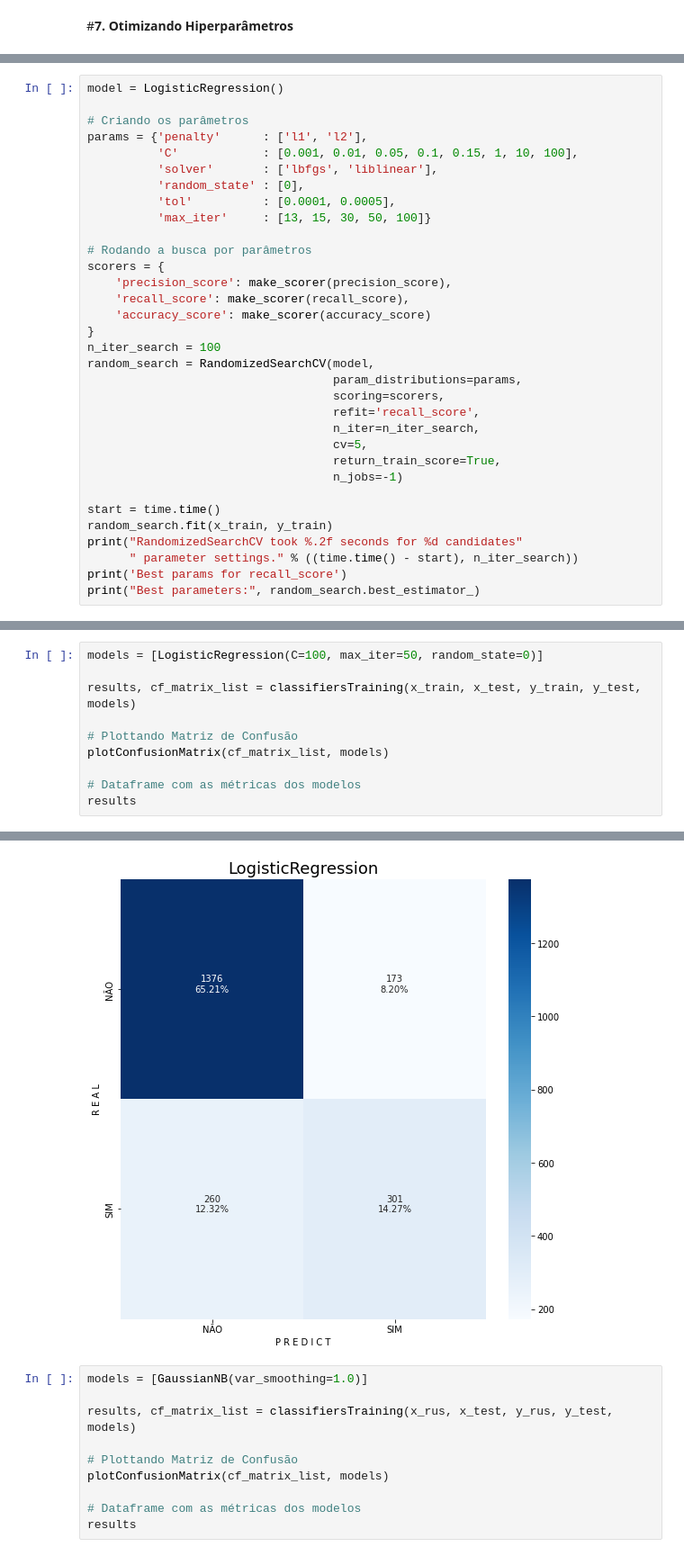
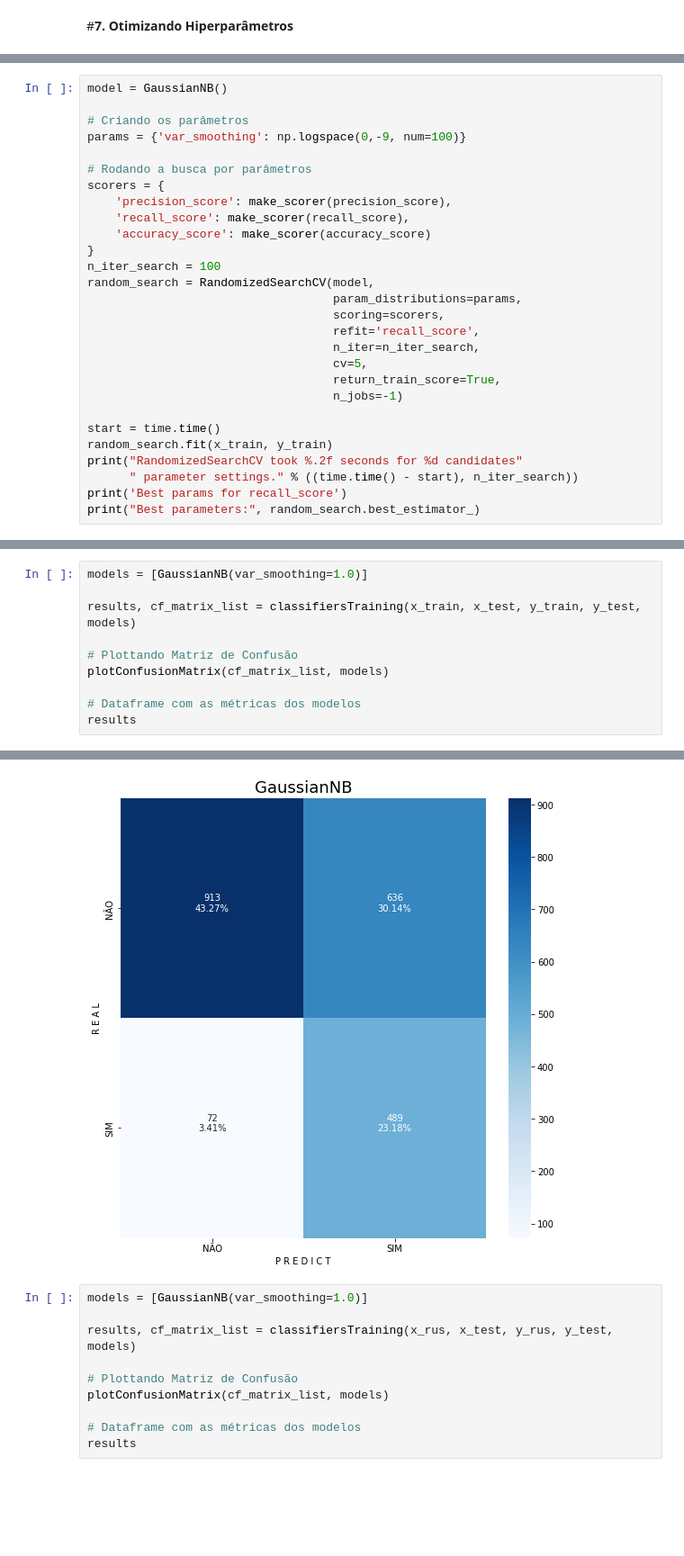
Before and after one commit to viniciusacosta/Telecom_Churn, a Jupyter notebook: Telecom_Customer_Churn.ipynb, the cells around one changed output, grey strips where cells are left out. Shown at 90% size. Saved outputs shown, nothing was run; the diff lists cells and outputs as text; blank space fills up the shorter version.

```diff
--- a/Telecom_Customer_Churn.ipynb
+++ b/Telecom_Customer_Churn.ipynb
@@ -769,13 +773,8 @@ results_accuracy.sort_values(by=['Recall (Sensitivity)'], ascending=False)
 # %%
-model = LogisticRegression()
+model = GaussianNB()
 
 # Criando os parâmetros
-params = {'penalty'      : ['l1', 'l2'],
-          'C'            : [0.001, 0.01, 0.05, 0.1, 0.15, 1, 10, 100],
-          'solver'       : ['lbfgs', 'liblinear'],
-          'random_state' : [0],
-          'tol'          : [0.0001, 0.0005],
-          'max_iter'     : [13, 15, 30, 50, 100]}
+params = {'var_smoothing': np.logspace(0,-9, num=100)}
 
 # Rodando a busca por parâmetros
 scorers = {
@@ -883,6 +882,6 @@ results
 [figure]
 # %%
-models = [LogisticRegression(C=100, max_iter=50, random_state=0)]
+models = [GaussianNB(var_smoothing=1.0)]
 
 results, cf_matrix_list = classifiersTraining(x_train, x_test, y_train, y_test, models)
 
@@ -897,4 +896,4 @@ results
-[figure, old version]
+[figure, new version]
 # %%
 models = [GaussianNB(var_smoothing=1.0)]
 
```
Also changed, not shown: parts of 14 cells of this notebook.
